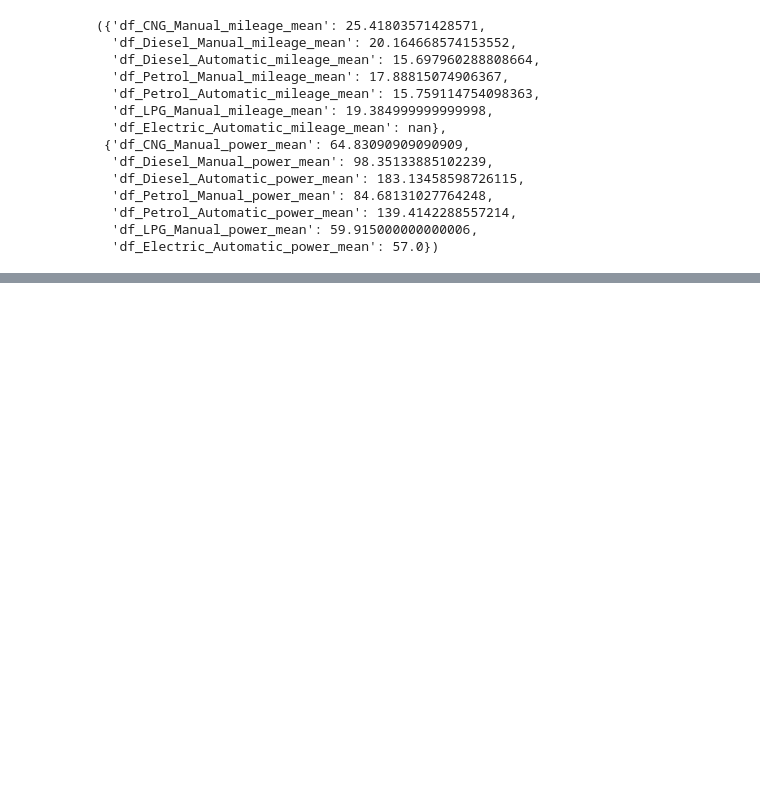
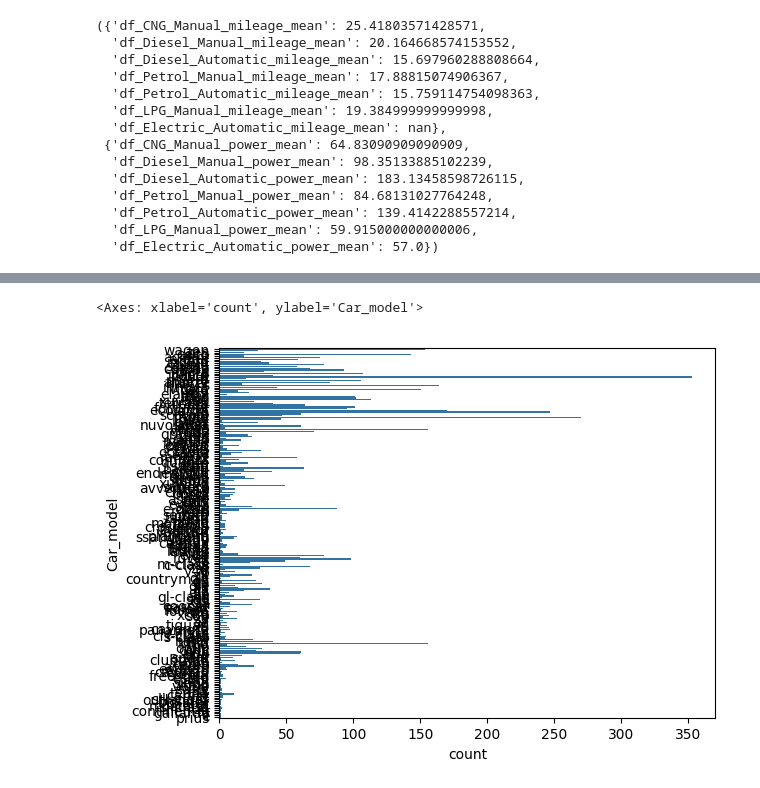
Before and after one commit to swaksh-war/G29-Python, a Jupyter notebook: carpricetraining.ipynb, the cells around one changed output, grey strips where cells are left out. Drawn from its saved outputs; the diff is of its cells as text; code cells hidden in the pictures; blank space fills up the shorter version.

```diff
--- a/carpricetraining.ipynb
+++ b/carpricetraining.ipynb
@@ -280,0 +343,5 @@ filtered_data_mileage_mean, filtered_data_power_mean
+# %%
+sns.countplot(carData['Car_model'])
+# %% [output]
+<Axes: xlabel='count', ylabel='Car_model'>
+[figure, added]
```
Also changed, not shown: parts of 16 cells of this notebook.
